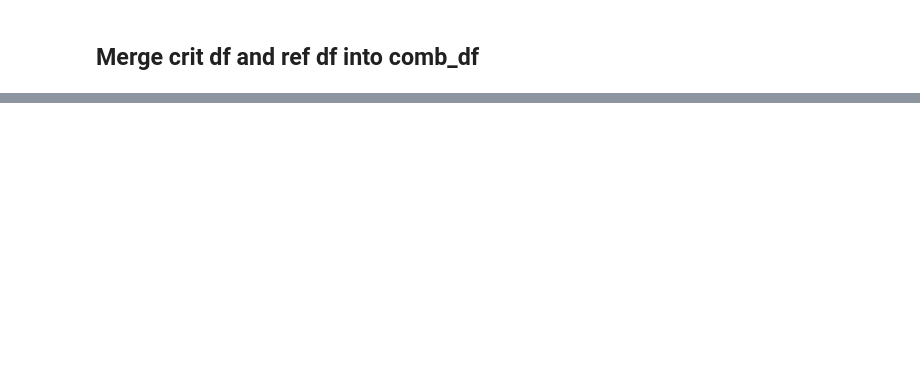
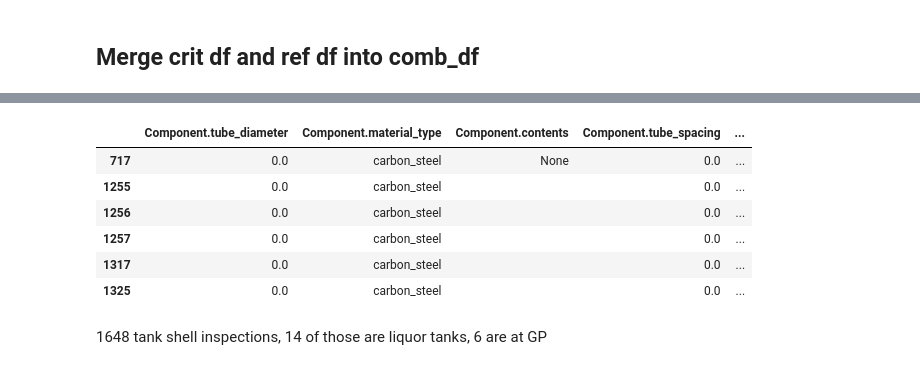
Before and after one commit to GeckoRobotics/davos-data-project, a Jupyter notebook: notebooks/davos.ipynb, the cells around one changed output, grey strips where cells are left out. Cells and saved outputs as stored; diff of their text form; code cells hidden in the pictures; blank space fills up the shorter version.

```diff
--- a/notebooks/davos.ipynb
+++ b/notebooks/davos.ipynb
@@ -1762,0 +1463,12 @@ plt.draw()
+# %%
+liq_tanks_df[tank_shells_df['Customer.id']==8]
+# %% [output]
+|  | Component.tube_diameter | Component.material_type | Component.contents | Component.tube_spacing | ... |
+| 717 | 0.0 | carbon_steel | None | 0.0 | ... |
+| 1255 | 0.0 | carbon_steel |  | 0.0 | ... |
+| 1256 | 0.0 | carbon_steel |  | 0.0 | ... |
+| 1257 | 0.0 | carbon_steel |  | 0.0 | ... |
+| 1317 | 0.0 | carbon_steel |  | 0.0 | ... |
+| 1325 | 0.0 | carbon_steel |  | 0.0 | ... |
+# %% [markdown]
+1648 tank shell inspections, 14 of those are liquor tanks, 6 are at GP
```
Also changed, not shown: parts of 194 cells of this notebook, 10 other files.
